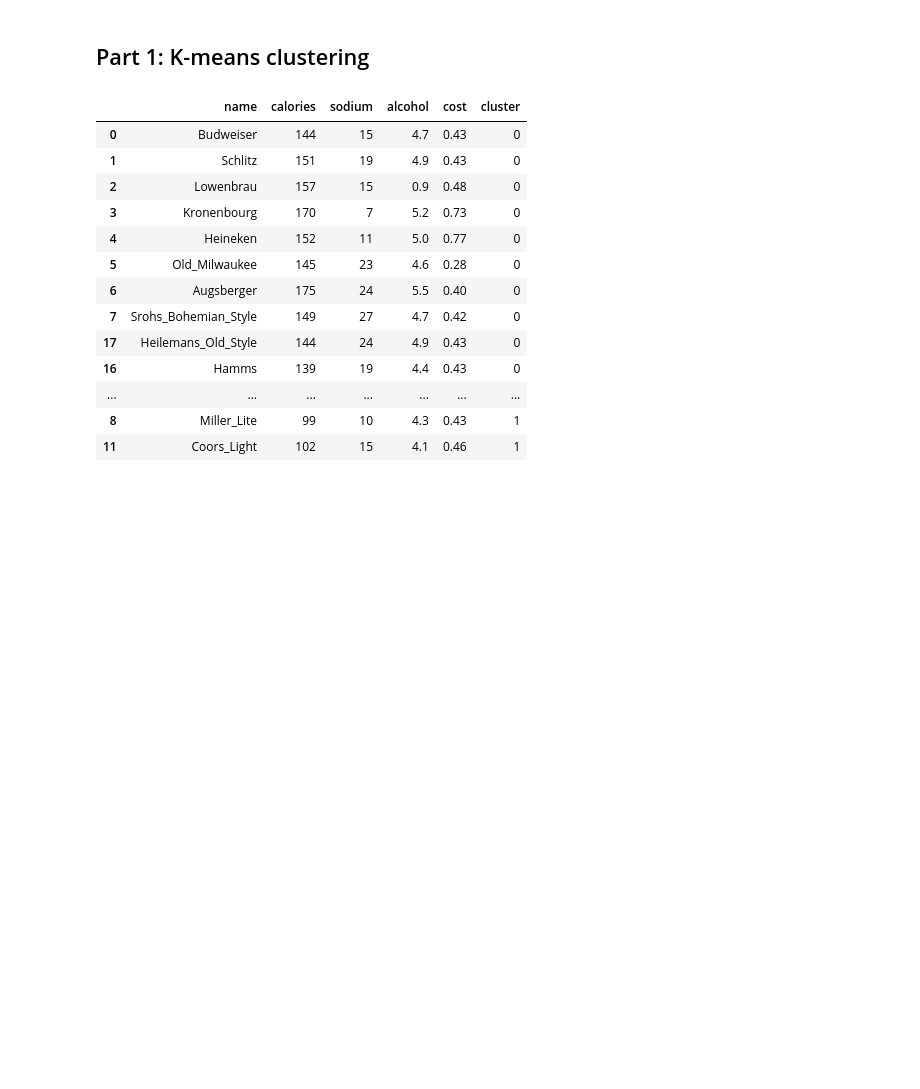
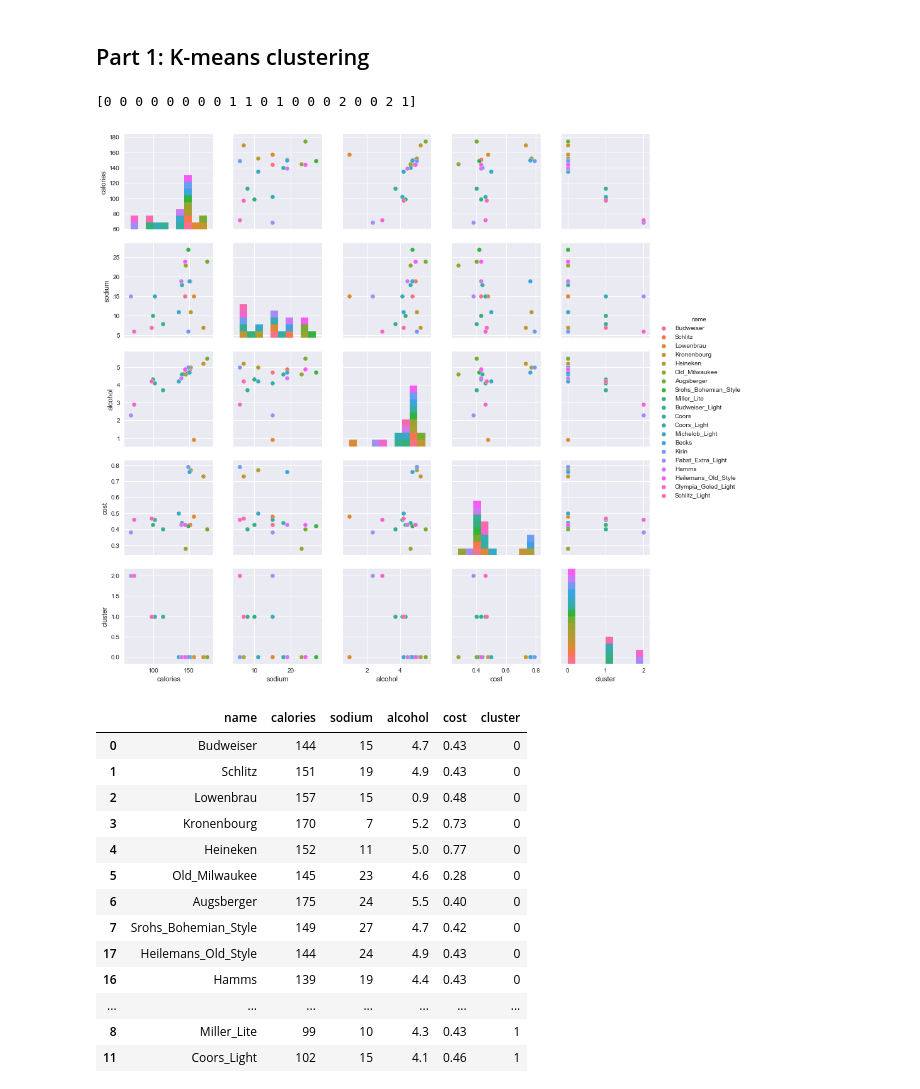
Before and after one commit to ekim1394/kaggleRainforest, a Jupyter notebook: lessons/Lesson16_Unsupervised_Learning/code/Clustering_Drinks.ipynb, the cells around one changed output. Saved outputs shown, nothing was run; the diff lists cells and outputs as text; code cells hidden in the pictures; blank space fills up the shorter version.

```diff
--- a/lessons/Lesson16_Unsupervised_Learning/code/Clustering_Drinks.ipynb
+++ b/lessons/Lesson16_Unsupervised_Learning/code/Clustering_Drinks.ipynb
@@ -46,2 +42,24 @@ What happened to y?
+# %%
+from sklearn.cluster import KMeans, DBSCAN
+# K-means with 3 clusters
+
+# Fit a k-means estimator
+km = KMeans(n_clusters=3, random_state=1)
+km.fit(X)
+
+# Clusters are given in the labels_ attribute
+labels = km.labels_
+print labels
+# %% [output]
+[0 0 0 0 0 0 0 0 1 1 0 1 0 0 0 2 0 0 2 1]
+# %%
+# review the cluster labels
+import seaborn as sns
+import matplotlib.pyplot as plt
+
+sns.pairplot(beer, hue="name")
+plt.show()
+# %% [output]
+[figure, added]
 # %%
 # save the cluster labels as a new column and sort by cluster
```
Also changed, not shown: parts of 10 cells of this notebook, 5 other files.
